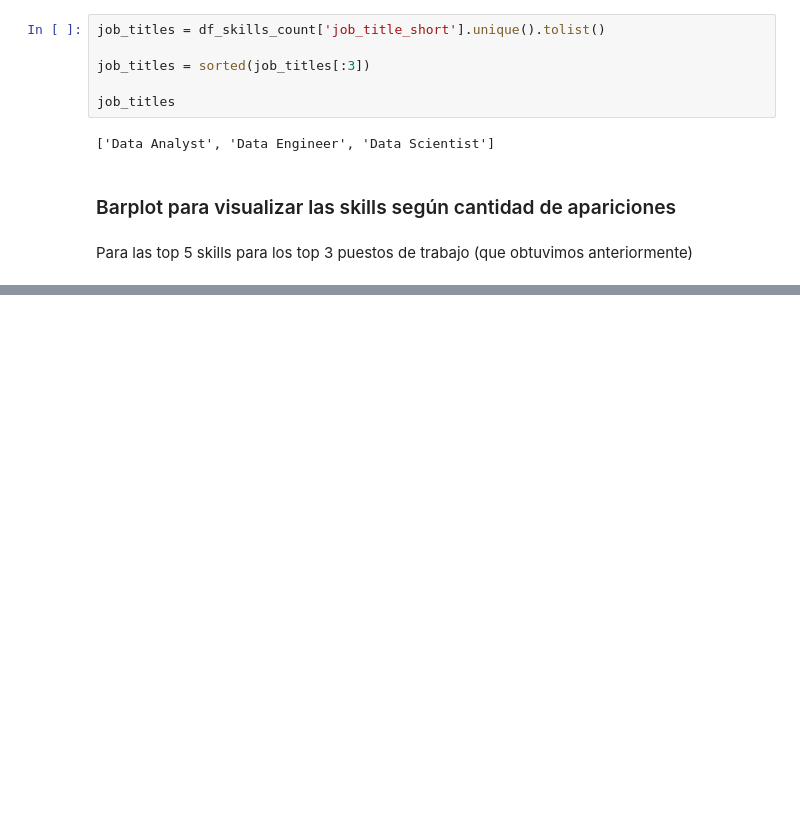
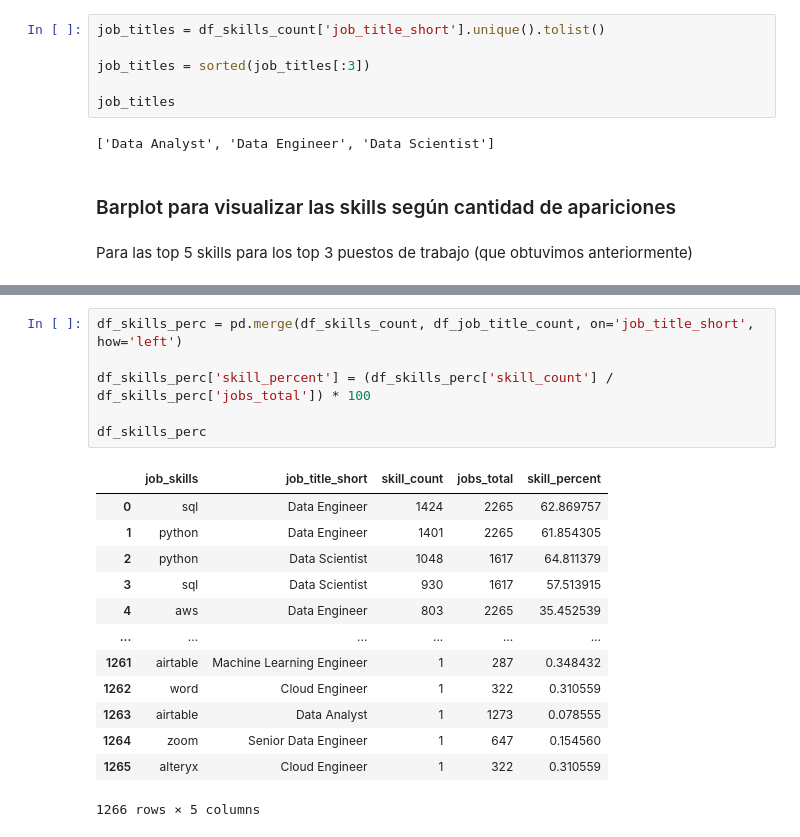
Before and after one commit to sofialaveihle/python-data-analytics-project, a Jupyter notebook: 2_Skill_Demand.ipynb, the cells around one changed output, grey strips where cells are left out. Drawn from its saved outputs; the diff is of its cells as text; blank space fills up the shorter version.

```diff
--- a/2_Skill_Demand.ipynb
+++ b/2_Skill_Demand.ipynb
@@ -113,0 +132,20 @@ NameError: name 'plt' is not defined
+# %%
+df_skills_perc = pd.merge(df_skills_count, df_job_title_count, on='job_title_short', how='left')
+
+df_skills_perc['skill_percent'] = (df_skills_perc['skill_count'] / df_skills_perc['jobs_total']) * 100
+
+df_skills_perc
+# %% [output]
+|  | job_skills | job_title_short | skill_count | jobs_total | skill_percent |
+| 0 | sql | Data Engineer | 1424 | 2265 | 62.869757 |
+| 1 | python | Data Engineer | 1401 | 2265 | 61.854305 |
+| 2 | python | Data Scientist | 1048 | 1617 | 64.811379 |
+| 3 | sql | Data Scientist | 930 | 1617 | 57.513915 |
+| 4 | aws | Data Engineer | 803 | 2265 | 35.452539 |
+| ... | ... | ... | ... | ... | ... |
+| 1261 | airtable | Machine Learning Engineer | 1 | 287 | 0.348432 |
+| 1262 | word | Cloud Engineer | 1 | 322 | 0.310559 |
+| 1263 | airtable | Data Analyst | 1 | 1273 | 0.078555 |
+| 1264 | zoom | Senior Data Engineer | 1 | 647 | 0.154560 |
+| 1265 | alteryx | Cloud Engineer | 1 | 322 | 0.310559 |
+1266 rows × 5 columns
```
Also changed, not shown: parts of 5 cells of this notebook, 3 other files.
